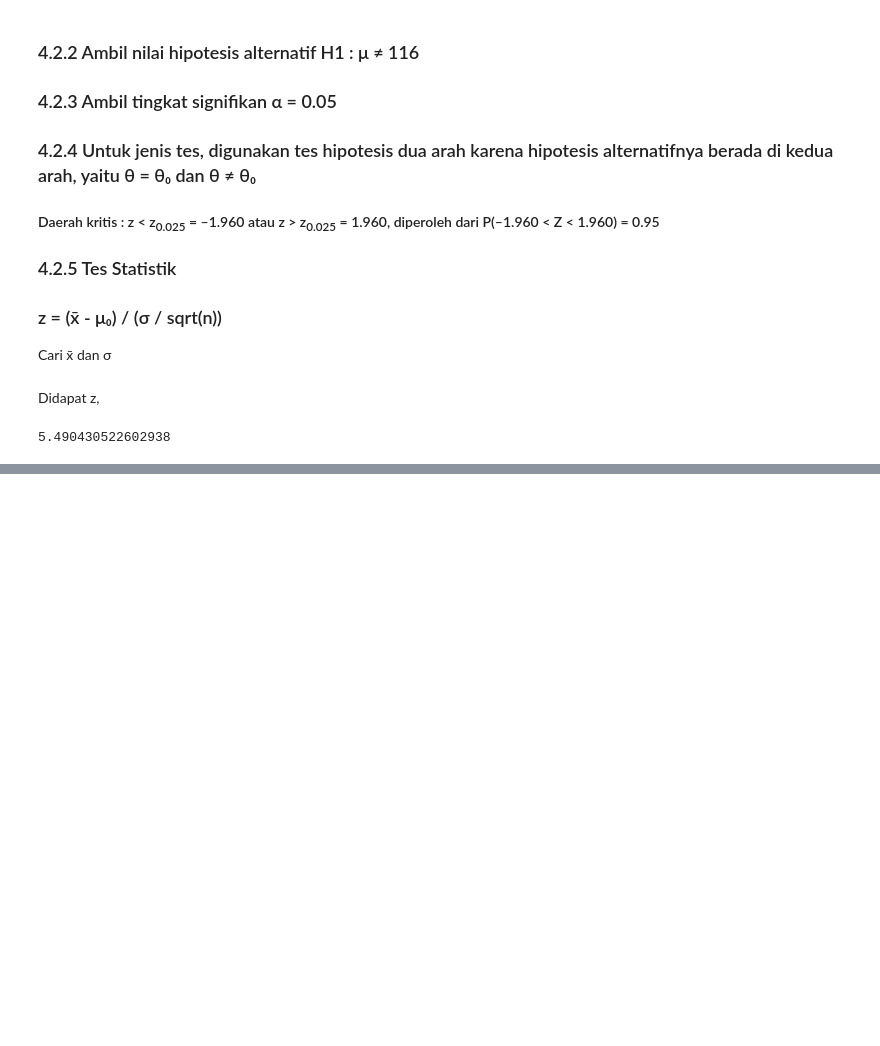
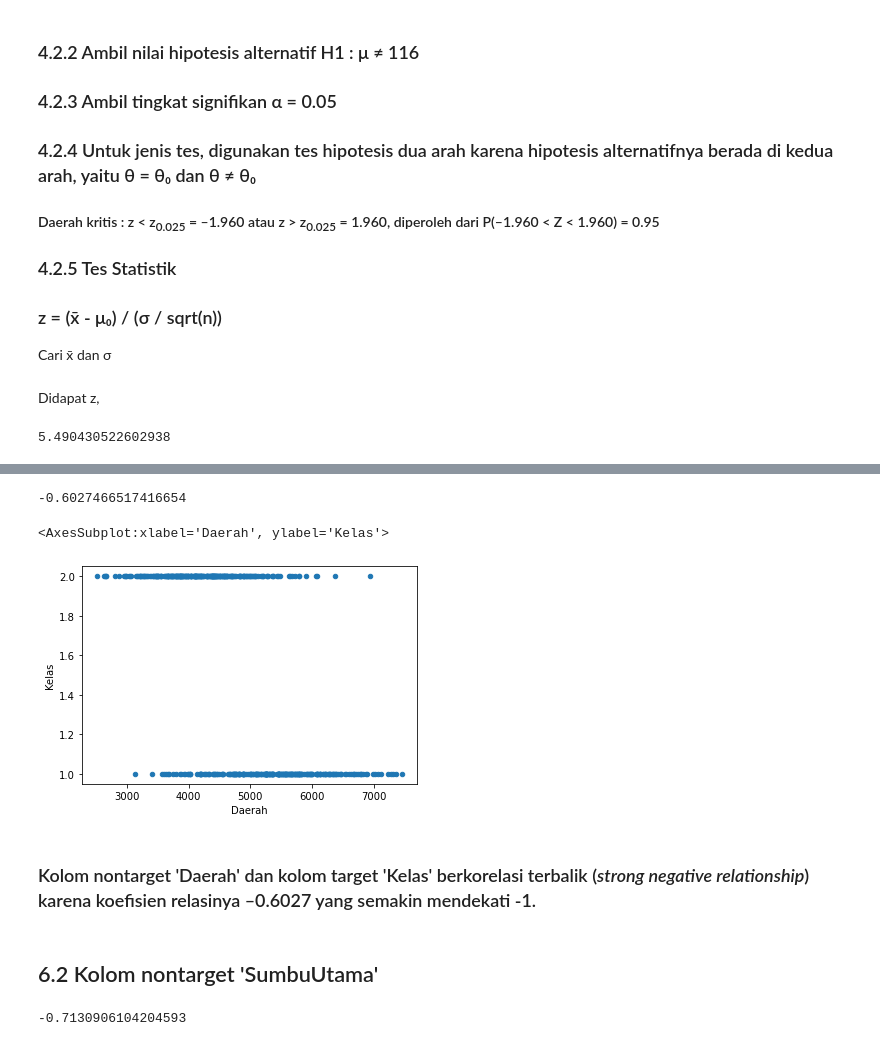
Before and after one commit to slarkdarr/Data-Analysis, a Jupyter notebook: Tugas Besar IF2220 - Probabilitas dan Statistika.ipynb, the cells around one changed output, grey strips where cells are left out. Drawn from its saved outputs; the diff is of its cells as text; code cells hidden in the pictures; blank space fills up the shorter version.

```diff
--- a/Tugas Besar IF2220 - Probabilitas dan Statistika.ipynb
+++ b/Tugas Besar IF2220 - Probabilitas dan Statistika.ipynb
@@ -613,0 +663,17 @@ print(z)
+# %%
+gandum_df["Daerah"].corr(gandum_df["Kelas"])
+# %% [output]
+-0.6027466517416654
+# %%
+gandum_df.plot(kind="scatter", x="Daerah", y="Kelas")
+# %% [output]
+<AxesSubplot:xlabel='Daerah', ylabel='Kelas'>
+[figure, added]
+# %% [markdown]
+### Kolom nontarget 'Daerah' dan kolom target 'Kelas' berkorelasi terbalik (<i>strong negative relationship</i>) karena koefisien relasinya –0.6027 yang semakin mendekati -1.
+# %% [markdown]
+## 6.2 Kolom nontarget 'SumbuUtama'
+# %%
+gandum_df["SumbuUtama"].corr(gandum_df["Kelas"])
+# %% [output]
+-0.7130906104204593
```
Also changed, not shown: parts of 44 cells of this notebook.
